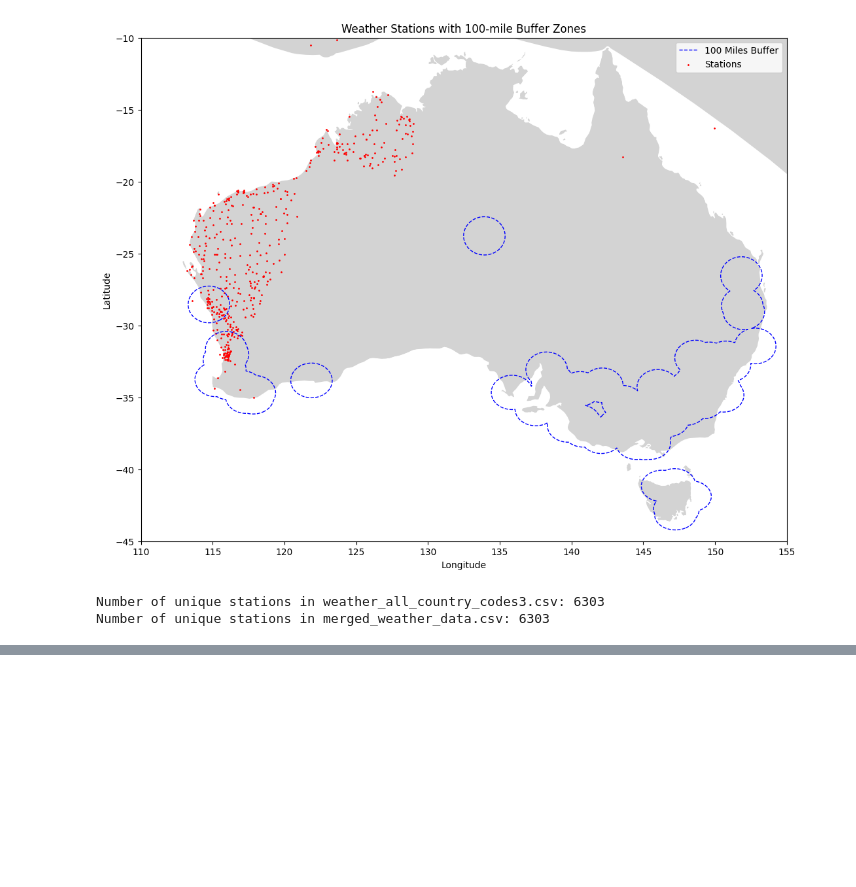
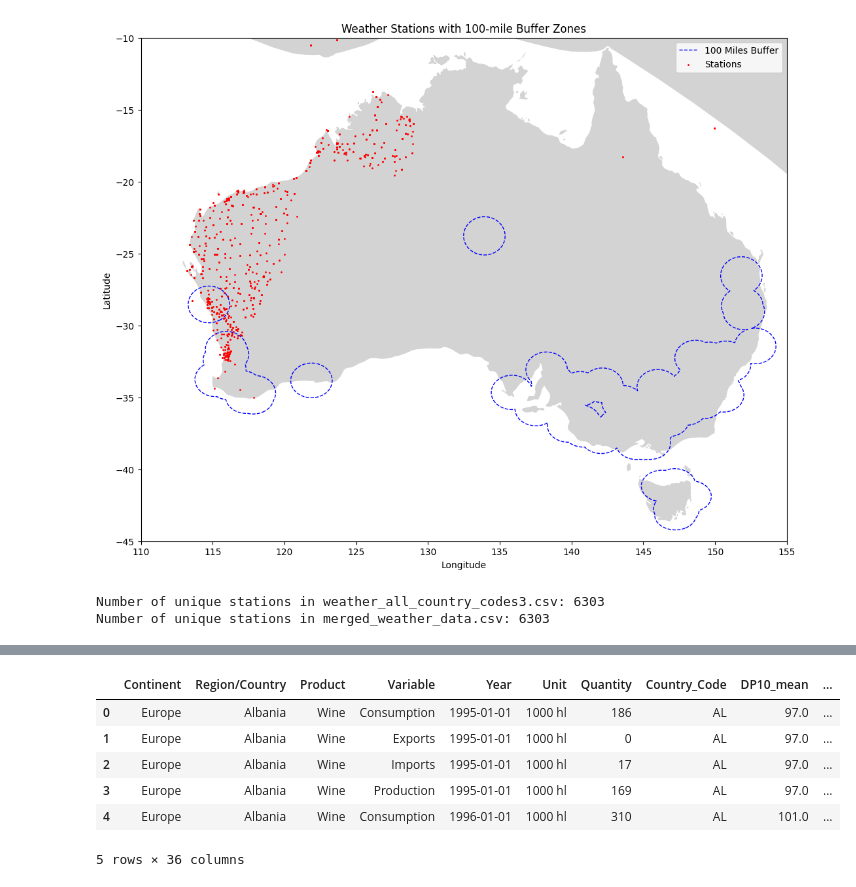
Before and after one commit to omomadcat/Viticulture, a Jupyter notebook: FindingStationsinWineRegions.ipynb, the cells around one changed output, grey strips where cells are left out. Drawn from its saved outputs; the diff is of its cells as text; code cells hidden in the pictures; blank space fills up the shorter version.

Commit message:
Got regions and paired them with wine data

```diff
--- a/FindingStationsinWineRegions.ipynb
+++ b/FindingStationsinWineRegions.ipynb
@@ -365,0 +364,36 @@ merged_df
+# %%
+
+# Load the newly saved CSV file and the Excel file
+grouped_data = pd.read_csv(output_path)
+excel_data = pd.read_excel('Resources/trimmed_Wine_Country_Weather_Data_adj.xlsx')
+
+# Convert date columns to datetime to ensure proper merging
+grouped_data['date'] = pd.to_datetime(grouped_data['date'])
+excel_data['Year'] = pd.to_datetime(excel_data['Year'], format='%Y')
+
+# Merge the dataframes on 'country' (country_code) and 'date' (Year)
+merged_data = pd.merge(
+    excel_data,
+    grouped_data,
+    left_on=['Country_Code', 'Year'],
+    right_on=['country', 'date'],
+    how='inner'
+)
+
+# Drop the duplicate columns used for merging
+merged_data = merged_data.drop(columns=['country', 'date'])
+
+# Save the merged data to a new CSV file
+merged_output_path = 'Resources/merged_wine_weather_for_regions_data.csv'
+merged_data.to_csv(merged_output_path, index=False)
+
+# Display the first few rows of the merged data
+merged_data.head()
+# %% [output]
+|  | Continent | Region/Country | Product | Variable | Year | Unit | Quantity | Country_Code | DP10_mean | ... |
+| 0 | Europe | Albania | Wine | Consumption | 1995-01-01 | 1000 hl | 186 | AL | 97.0 | ... |
+| 1 | Europe | Albania | Wine | Exports | 1995-01-01 | 1000 hl | 0 | AL | 97.0 | ... |
+| 2 | Europe | Albania | Wine | Imports | 1995-01-01 | 1000 hl | 17 | AL | 97.0 | ... |
+| 3 | Europe | Albania | Wine | Production | 1995-01-01 | 1000 hl | 169 | AL | 97.0 | ... |
+| 4 | Europe | Albania | Wine | Consumption | 1996-01-01 | 1000 hl | 310 | AL | 101.0 | ... |
+5 rows × 36 columns
```
Also changed, not shown: parts of 11 cells of this notebook, 5 other files.
